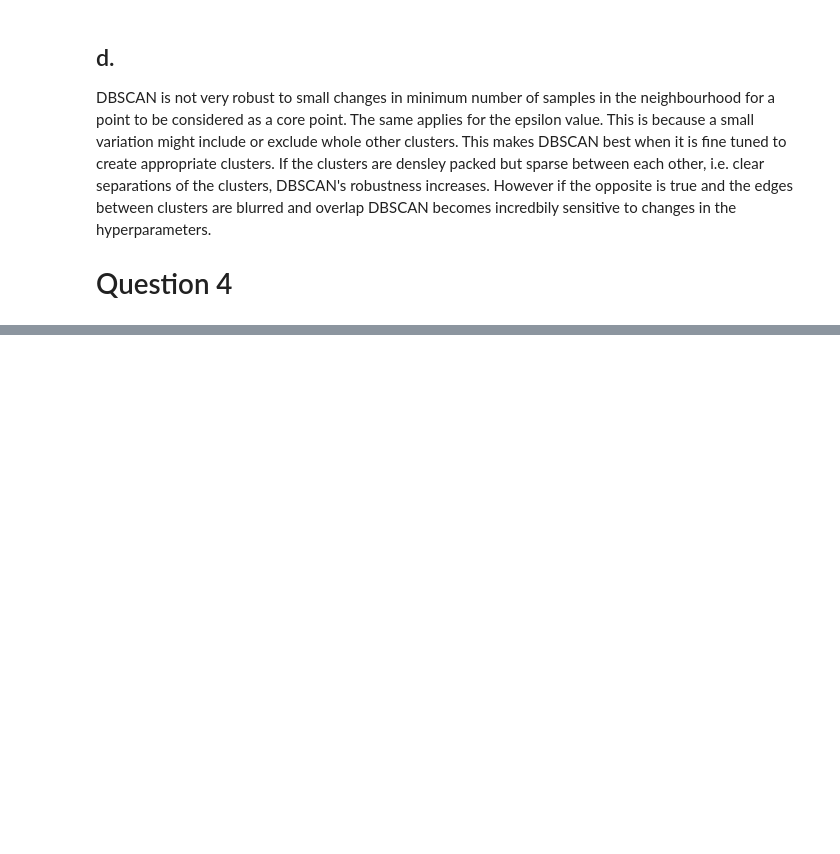
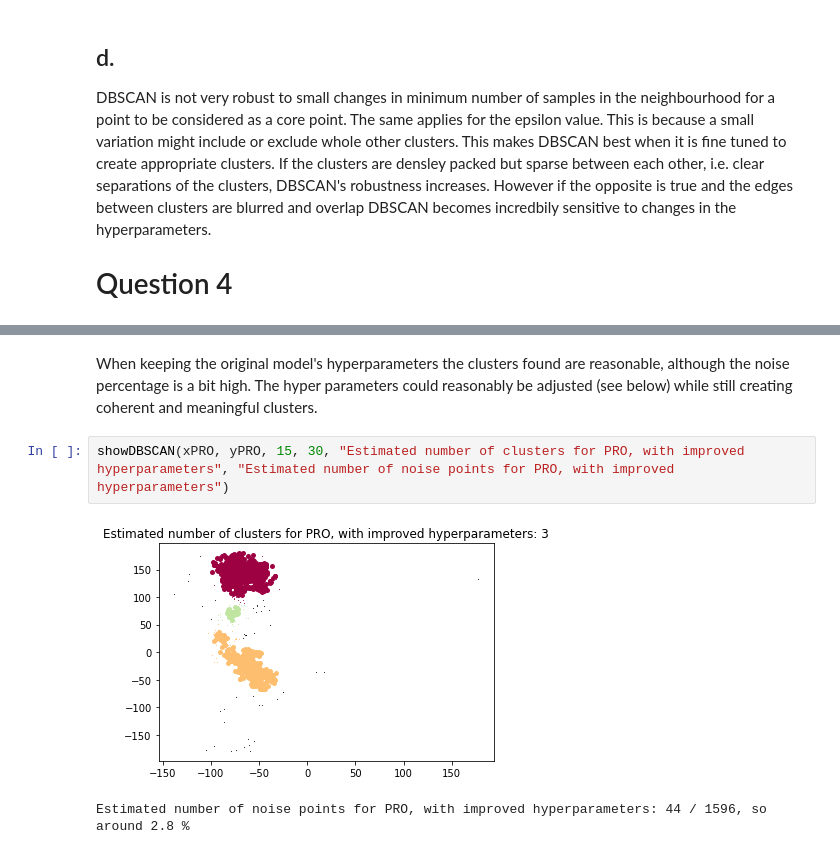
Before and after one commit to RomainTHD-UniStuff/DAT405_Introduction_to_Data_Science_and_AI, a Jupyter notebook: Assignment_3/Assignment_3.ipynb, the cells around one changed output, grey strips where cells are left out. Cells and saved outputs as stored; diff of their text form; blank space fills up the shorter version.

```diff
--- a/Assignment_3/Assignment_3.ipynb
+++ b/Assignment_3/Assignment_3.ipynb
@@ -302,0 +311,8 @@ plt.show()"""
+# %% [markdown]
+When keeping the original model's hyperparameters the clusters found are reasonable, although the noise percentage is a bit high.
+The hyper parameters could reasonably be adjusted (see below) while still creating coherent and meaningful clusters.
+# %%
+showDBSCAN(xPRO, yPRO, 15, 30, "Estimated number of clusters for PRO, with improved hyperparameters", "Estimated number of noise points for PRO, with improved hyperparameters")
+# %% [output]
+[figure, added]
+Estimated number of noise points for PRO, with improved hyperparameters: 44 / 1596, so around 2.8 %
```
Also changed, not shown: parts of 13 cells of this notebook.
